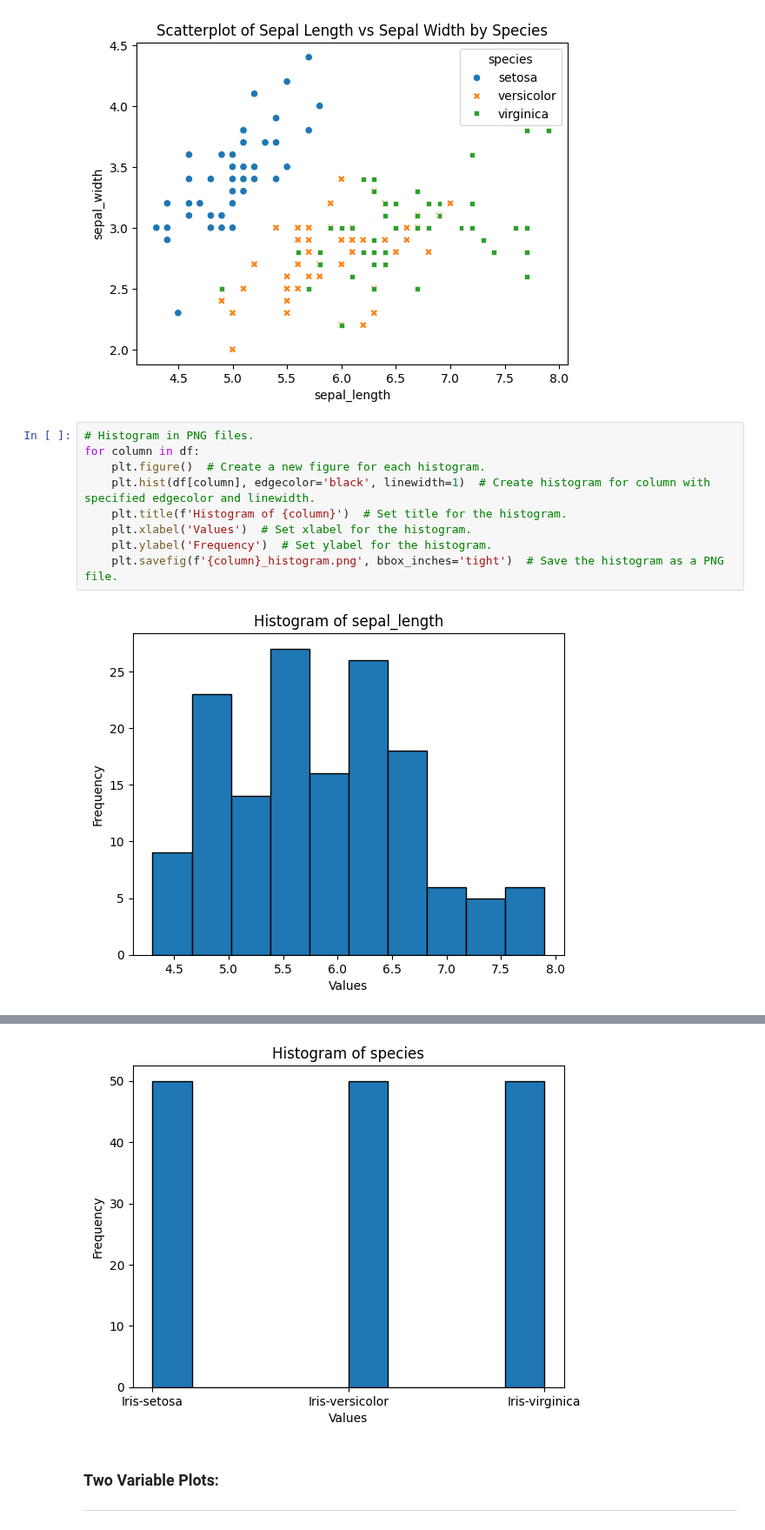
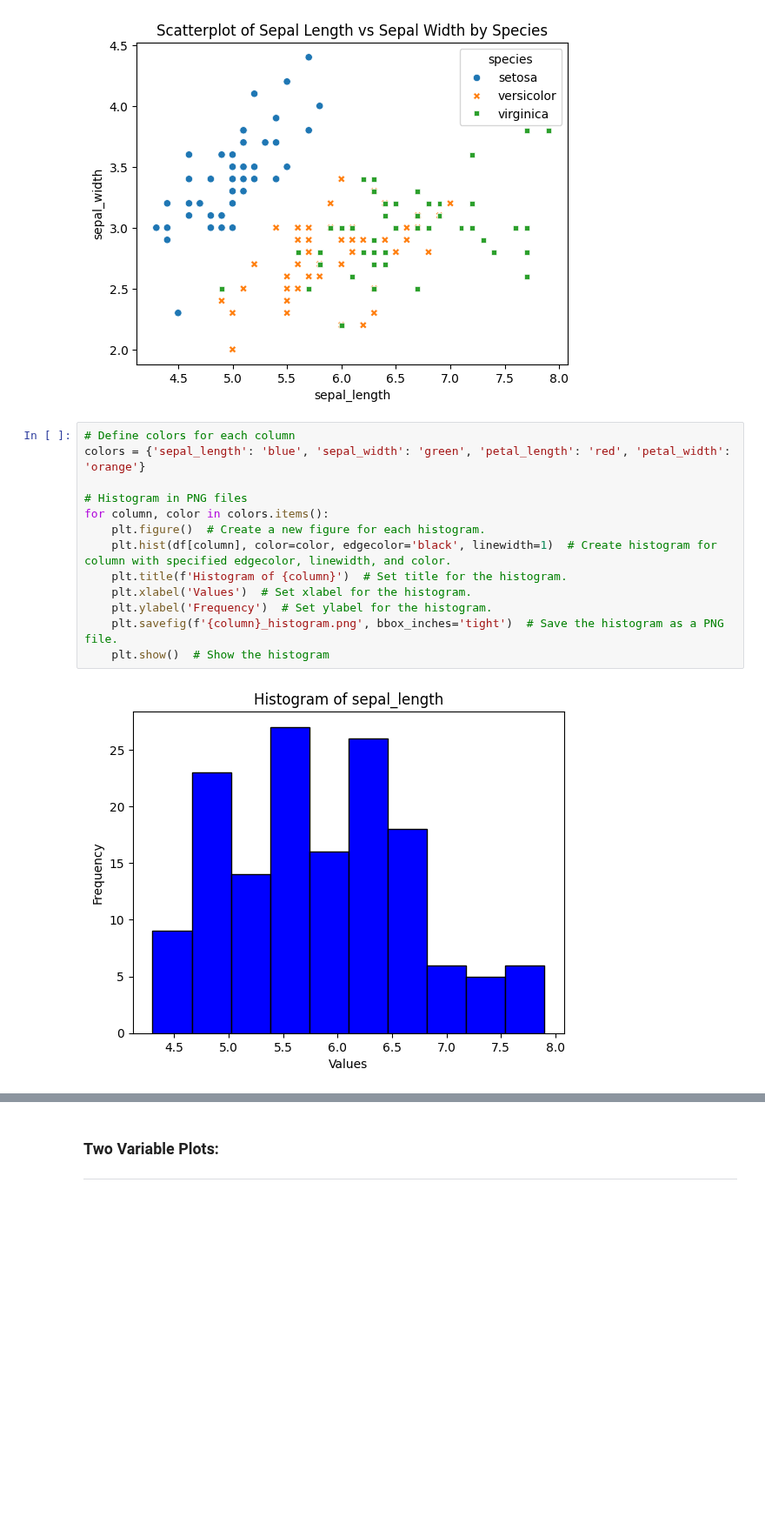
Before and after one commit to CarlosRigueti/pands-project, a Jupyter notebook: analysis.ipynb, the cells around one changed output, grey strips where cells are left out. Shown at 87% size. Drawn from its saved outputs; the diff is of its cells as text; blank space fills up the shorter version.

```diff
--- a/analysis.ipynb
+++ b/analysis.ipynb
@@ -204,13 +204,17 @@ plt.show()
 # %% [output]
 [figure]
 # %%
-# Histogram in PNG files.
-for column in df:
+# Define colors for each column
+colors = {'sepal_length': 'blue', 'sepal_width': 'green', 'petal_length': 'red', 'petal_width': 'orange'}
+
+# Histogram in PNG files
+for column, color in colors.items():
     plt.figure()  # Create a new figure for each histogram.
-    plt.hist(df[column], edgecolor='black', linewidth=1)  # Create histogram for column with specified edgecolor and linewidth.
+    plt.hist(df[column], color=color, edgecolor='black', linewidth=1)  # Create histogram for column with specified edgecolor, linewidth, and color.
     plt.title(f'Histogram of {column}')  # Set title for the histogram.
     plt.xlabel('Values')  # Set xlabel for the histogram.
     plt.ylabel('Frequency')  # Set ylabel for the histogram.
     plt.savefig(f'{column}_histogram.png', bbox_inches='tight')  # Save the histogram as a PNG file.
+    plt.show()  # Show the histogram
 # %% [output]
-[figure, old version]
+[figure, new version]
@@ -220,4 +224,3 @@ for column in df:
-[figure, removed]
 # %% [markdown]
 ### Two Variable Plots:
 ***
```
Also changed, not shown: parts of 3 cells of this notebook, 5 other files.
